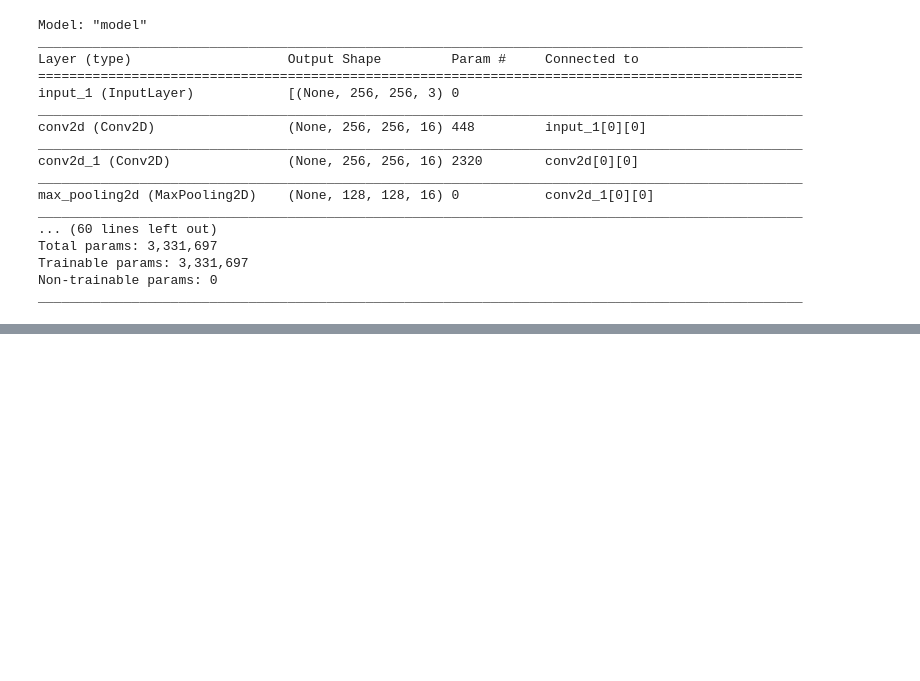
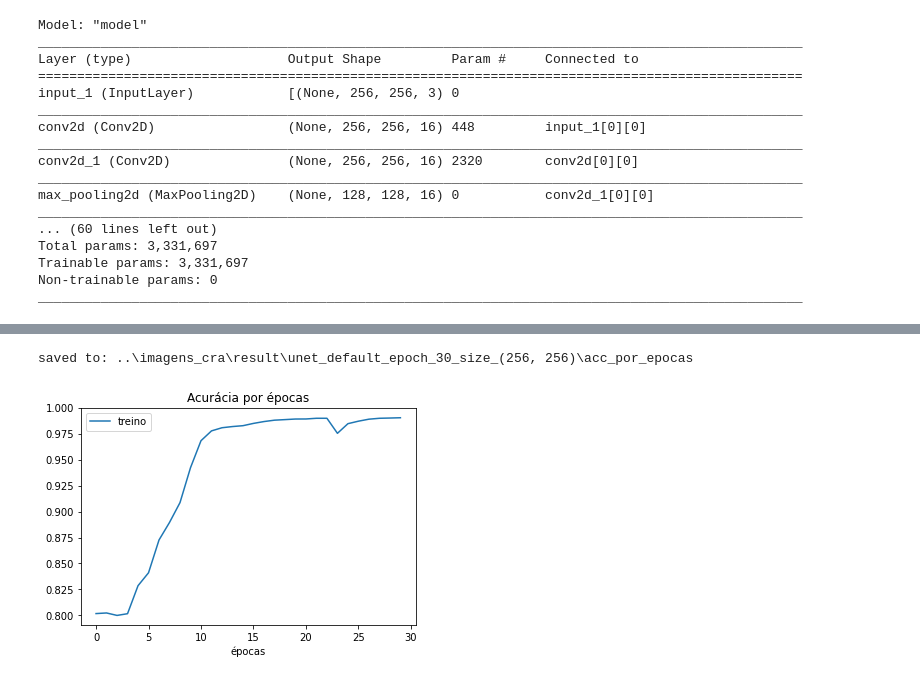
Before and after one commit to viniciusCSreis/ufu-tcc, a Jupyter notebook: Unet - acc-color-external_cra.ipynb, the cells around one changed output, grey strips where cells are left out. Saved outputs shown, nothing was run; the diff lists cells and outputs as text; code cells hidden in the pictures; blank space fills up the shorter version.

Commit message:
change metric

```diff
--- a/Unet - acc-color-external_cra.ipynb
+++ b/Unet - acc-color-external_cra.ipynb
@@ -16,9 +16,13 @@ kernel_size=(3, 3)
 padding="same"
 strides=1
 image_size = (256,256)
-epochs = 10
+epochs = 30
 batch_size=8
 f = [16, 32, 64, 128, 256]
+threshold = 0.5
+metric = tf.keras.metrics.BinaryAccuracy(
+    name="binary_accuracy", dtype=None, threshold=threshold
+)
 base_output_path = '..\\imagens_cra\\result\\unet_default_epoch_'+str(epochs)+'_size_'+str(image_size)
 x_dir = "../imagens_cra/train/cra"
 y_dir = "../imagens_cra/validation/cra"
@@ -58,7 +62,7 @@ plt.imshow(validImgs[0], cmap=plt.cm.binary)
 [figure]
 # %%
 model = unet.build(image_size, f)
-model.compile(optimizer="adam", loss="binary_crossentropy", metrics=["acc"])
+model.compile(optimizer="adam", loss="binary_crossentropy", metrics=[metric])
 model.summary()
 # %% [output]
 Model: "model"
@@ -85,8 +89,8 @@ except OSError as error:
   pass
 
 callbacks = tf.keras.callbacks.ModelCheckpoint(
-    base_output_path+"\\result.h5",
-    monitor='acc', verbose=0,
+    model_path(base_output_path),
+    monitor='binary_accuracy', verbose=0,
     save_best_only=True,
     mode='auto',
     save_freq='epoch',
@@ -94,6 +98,5 @@ callbacks = tf.keras.callbacks.ModelCheckpoint(
 history = model.fit(
     trainImgs, validImgs,
     epochs=epochs,  batch_size=batch_size, callbacks=callbacks,
-    class_mod="input",
 )
 # %% [output]
@@ -101,2 +120,6 @@ TypeError: fit() got an unexpected keyword argument 'class_mod'
 # %%
 internal_saver = Saver(model, history, base_output_path)
+internal_saver.save_metrics("binary_accuracy")
+# %% [output]
+saved to: ..\imagens_cra\result\unet_default_epoch_30_size_(256, 256)\acc_por_epocas
+[figure, added]
```
Also changed, not shown: parts of 6 cells of this notebook, 1 other file.
